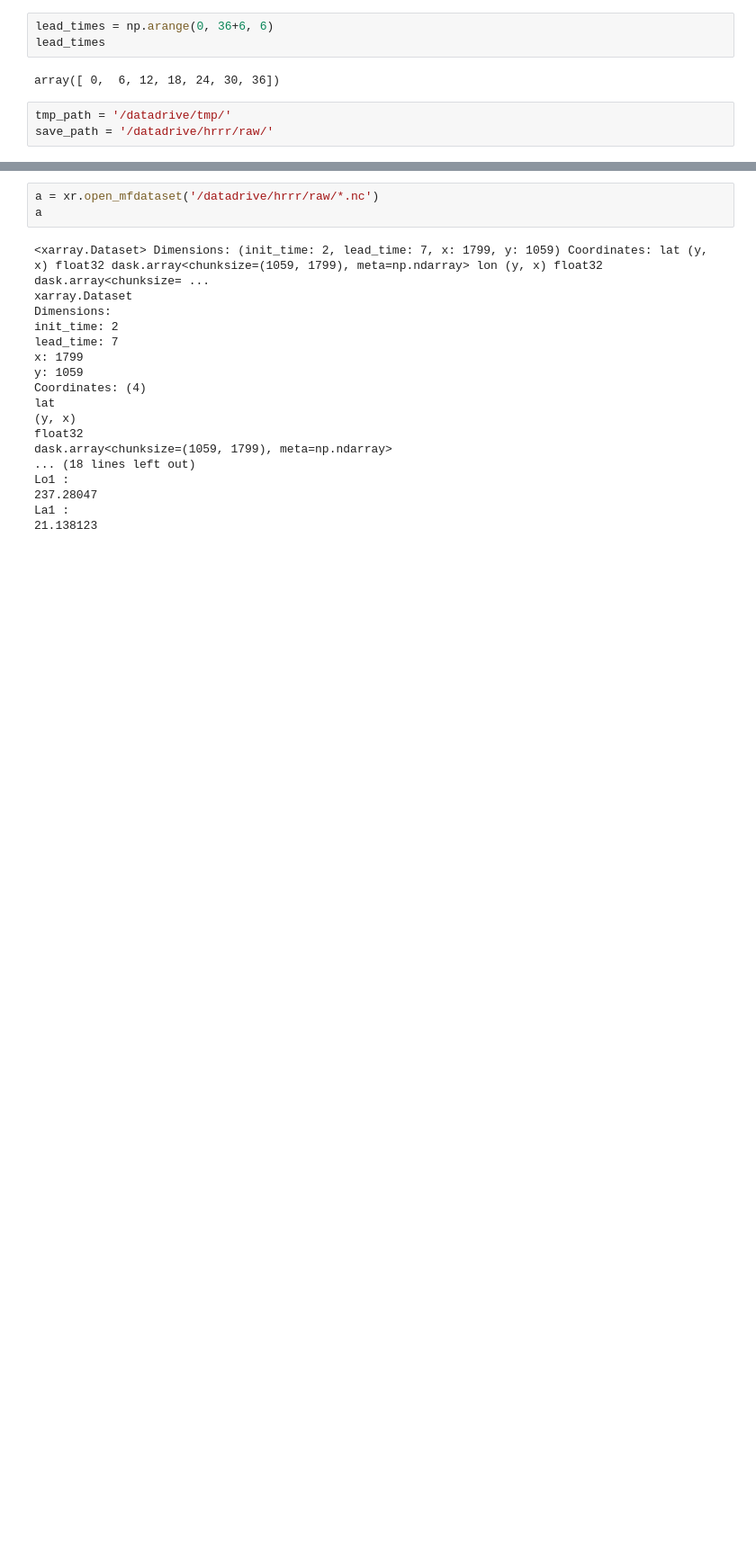
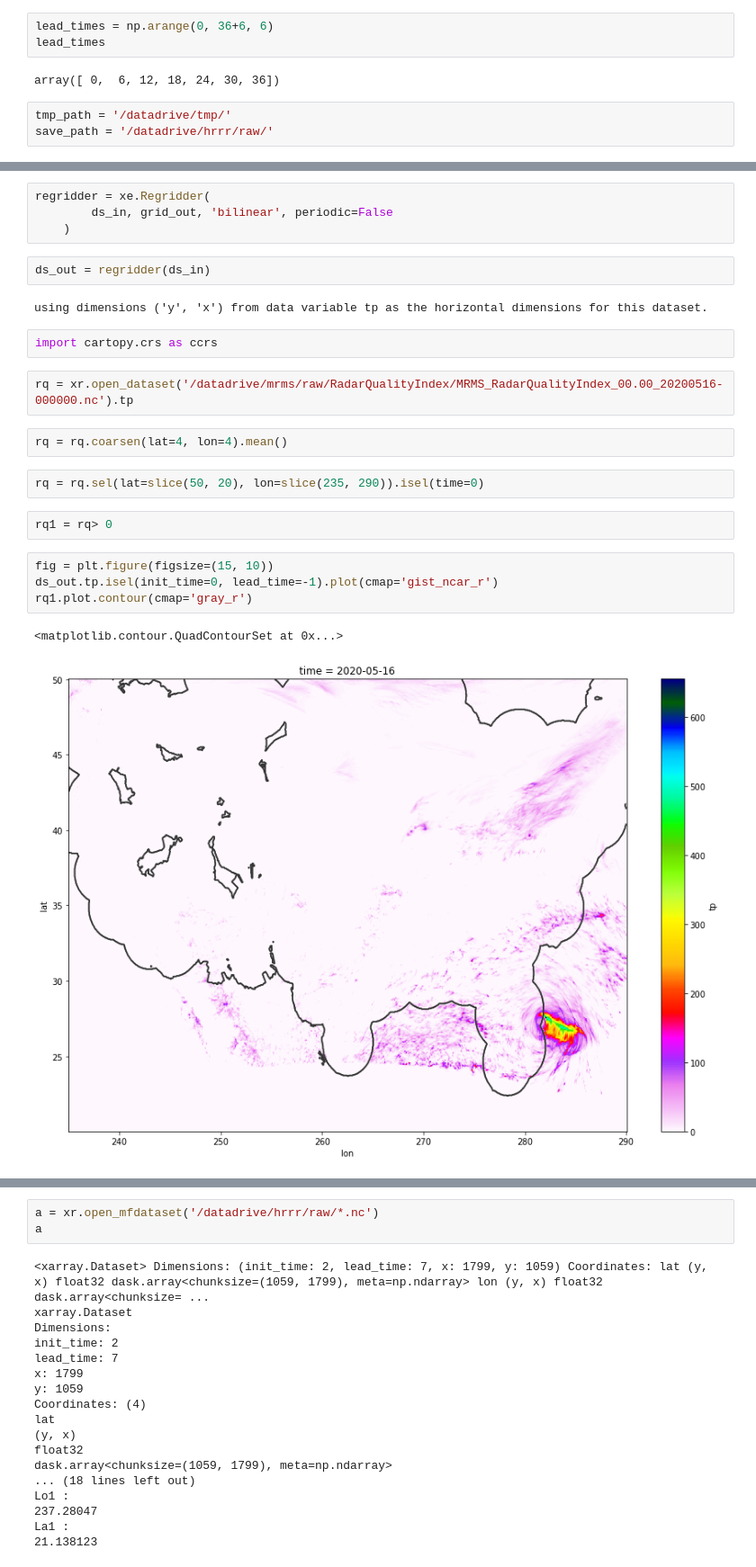
Before and after one commit to raspstephan/nwp-downscale, a Jupyter notebook: notebooks/07-HRRR-HREF.ipynb, the cells around one changed output, grey strips where cells are left out. Shown: that part at 90% size. Drawn from its saved outputs; the diff is of its cells as text; blank space fills up the shorter version.

```diff
--- a/notebooks/07-HRRR-HREF.ipynb
+++ b/notebooks/07-HRRR-HREF.ipynb
@@ -41,0 +57,25 @@ save_path = '/datadrive/hrrr/raw/'
+# %%
+regridder = xe.Regridder(
+        ds_in, grid_out, 'bilinear', periodic=False
+    )
+# %%
+ds_out = regridder(ds_in)
+# %% [output]
+using dimensions ('y', 'x') from data variable tp as the horizontal dimensions for this dataset.
+# %%
+import cartopy.crs as ccrs
+# %%
+rq = xr.open_dataset('/datadrive/mrms/raw/RadarQualityIndex/MRMS_RadarQualityIndex_00.00_20200516-000000.nc').tp
+# %%
+rq = rq.coarsen(lat=4, lon=4).mean()
+# %%
+rq = rq.sel(lat=slice(50, 20), lon=slice(235, 290)).isel(time=0)
+# %%
+rq1 = rq> 0
+# %%
+fig = plt.figure(figsize=(15, 10))
+ds_out.tp.isel(init_time=0, lead_time=-1).plot(cmap='gist_ncar_r')
+rq1.plot.contour(cmap='gray_r')
+# %% [output]
+<matplotlib.contour.QuadContourSet at 0x...>
+[figure, added]
```
Also changed, not shown: parts of 10 cells of this notebook, 1 other file.
